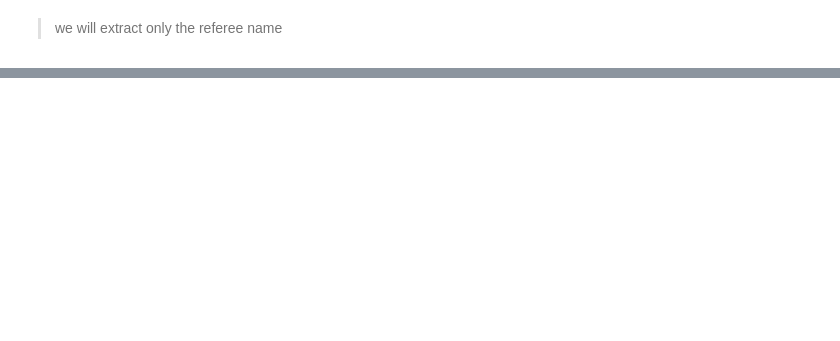
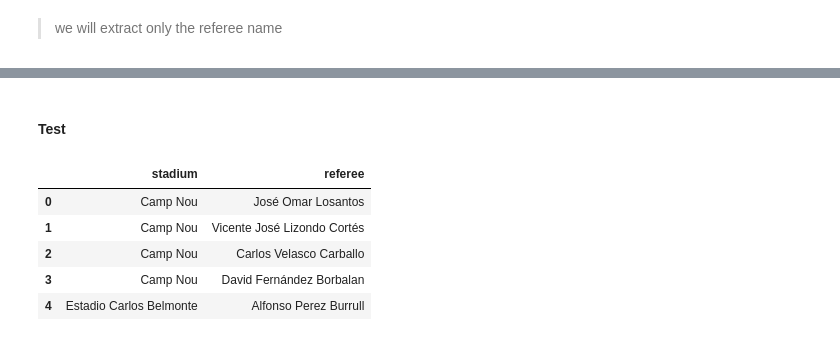
Before and after one commit to pydawud/FC-Barcelona-Data-Analysis, a Jupyter notebook: FC Barcelona Data Wrangling.ipynb, the cells around one changed output, grey strips where cells are left out. Saved outputs shown, nothing was run; the diff lists cells and outputs as text; code cells hidden in the pictures; blank space fills up the shorter version.

```diff
--- a/FC Barcelona Data Wrangling.ipynb
+++ b/FC Barcelona Data Wrangling.ipynb
@@ -215,0 +313,11 @@ Name: referee, dtype: int64
+# %% [markdown]
+#### Test
+# %%
+fcb_df[['stadium','referee']].head()
+# %% [output]
+|  | stadium | referee |
+| 0 | Camp Nou | José Omar Losantos |
+| 1 | Camp Nou | Vicente José Lizondo Cortés |
+| 2 | Camp Nou | Carlos Velasco Carballo |
+| 3 | Camp Nou | David Fernández Borbalan |
+| 4 | Estadio Carlos Belmonte | Alfonso Perez Burrull |
```
Also changed, not shown: parts of 38 cells of this notebook.
